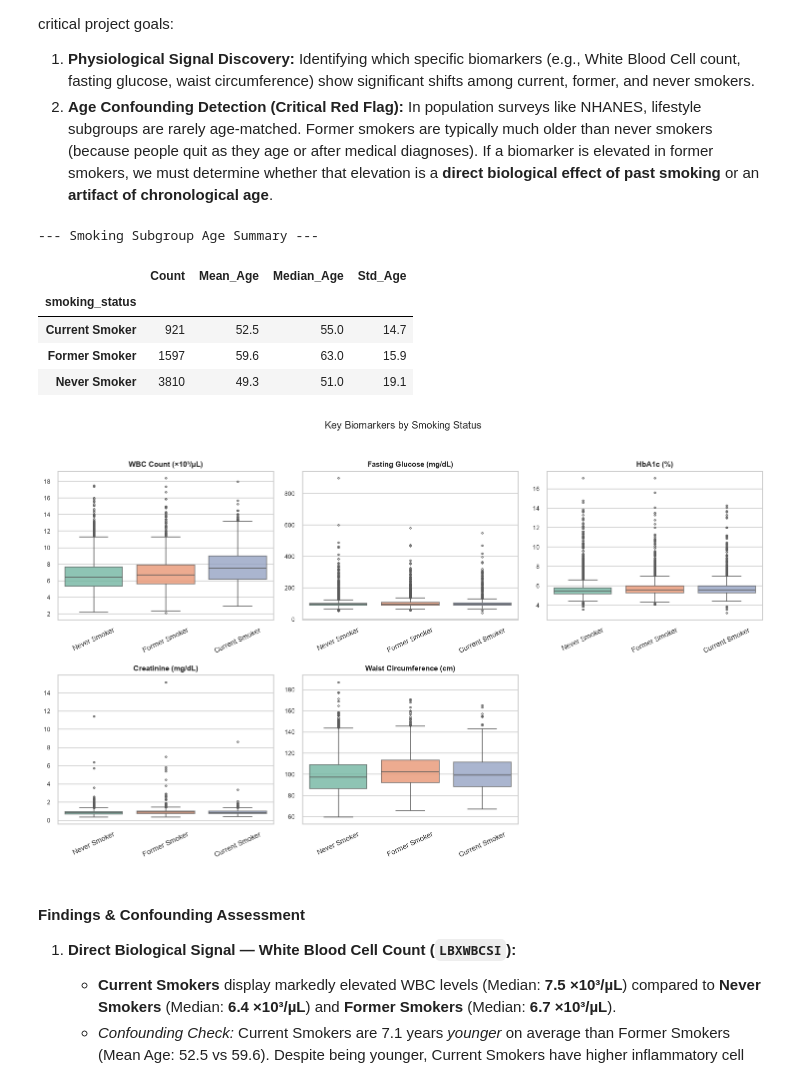
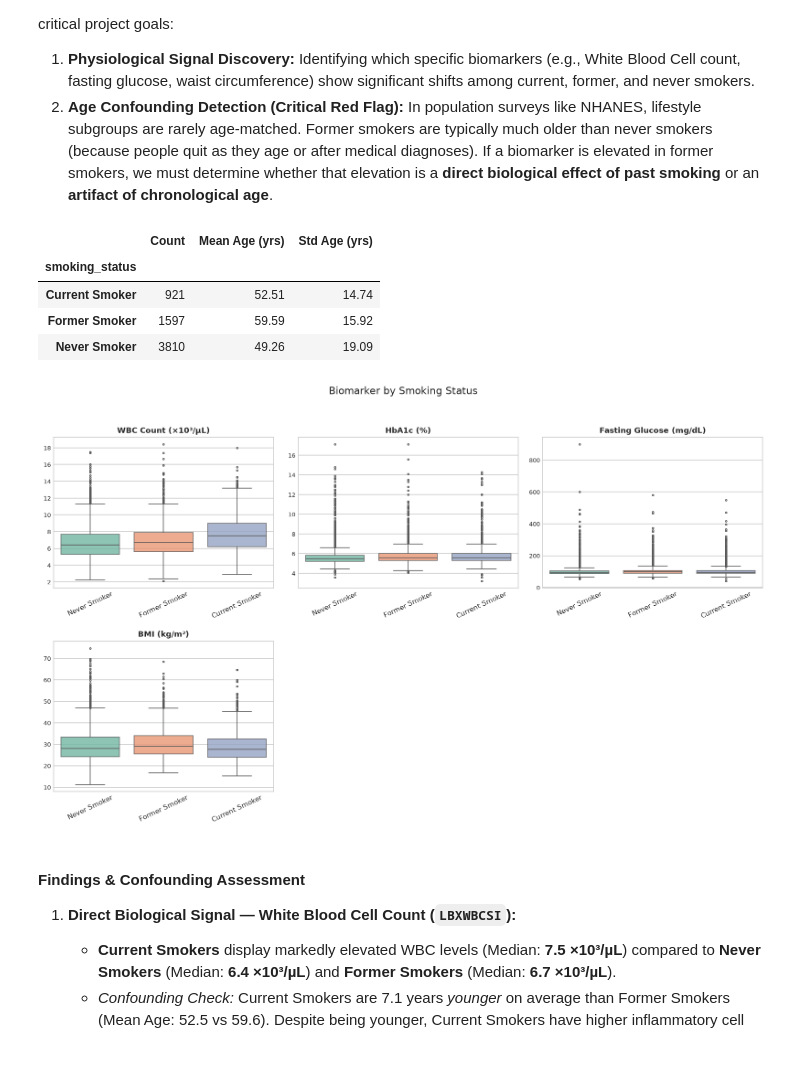
Before and after one commit to benchohrabdou/biological-age-predictor, a Jupyter notebook: notebooks/02_eda.ipynb, the cells around one changed output. Cells and saved outputs as stored; diff of their text form; code cells hidden in the pictures.

```diff
--- a/notebooks/02_eda.ipynb
+++ b/notebooks/02_eda.ipynb
@@ -385,42 +426,41 @@ Smoking is one of the strongest known lifestyle drivers of accelerated biologica
 1. **Physiological Signal Discovery:** Identifying which specific biomarkers (e.g., White Blood Cell count, fasting glucose, waist circumference) show significant shifts among current, former, and never smokers.
 2. **Age Confounding Detection (Critical Red Flag):** In population surveys like NHANES, lifestyle subgroups are rarely age-matched. Former smokers are typically much older than never smokers (because people quit as they age or after medical diagnoses). If a biomarker is elevated in former smokers, we must determine whether that elevation is a **direct biological effect of past smoking** or an **artifact of chronological age**.
 # %%
-import sys
-import logging
-import warnings
-from pathlib import Path
-import pandas as pd
-import numpy as np
-import matplotlib.pyplot as plt
-import seaborn as sns
+def classify_smoking(row):
+    smq020 = row.get('SMQ020', np.nan)
+    smq040 = row.get('SMQ040', np.nan)
+    if pd.isna(smq020):
+        return np.nan
+    if smq020 == 2.0:
+        return 'Never Smoker'
+    elif smq020 == 1.0:
+        if smq040 in [1.0, 2.0]:
+            return 'Current Smoker'
+        elif smq040 == 3.0:
+            return 'Former Smoker'
+        else:
+            return 'Current Smoker'
+    return np.nan
 
-# Suppress non-critical font, library, and matplotlib logger warnings
-warnings.filterwarnings('ignore')
-logging.getLogger('matplotlib').setLevel(logging.ERROR)
-logging.getLogger('matplotlib.font_manager').setLevel(logging.ERROR)
+df['smoking_status'] = df.apply(classify_smoking, axis=1)
+smoking_summary = df.groupby('smoking_status')['RIDAGEYR'].agg(['count', 'mean', 'std']).round(2)
+smoking_summary.columns = ['Count', 'Mean Age (yrs)', 'Std Age (yrs)']
+display(smoking_summary)
 
-# Robustly resolve project root and add 'src' to sys.path
-current_dir = Path.cwd()
-project_root = current_dir if (current_dir / 'src').exists() else current_dir.parent
-src_dir = project_root / 'src'
-if str(src_dir) not in sys.path:
-    sys.path.insert(0, str(src_dir))
-
-from eda_utils import plot_biomarker_distributions, biomarker_summary_table, plot_correlation_heatmap, find_multicollinear_pairs, plot_subgroup_comparisons
-
-# Professional plotting aesthetics (cross-platform fonts)
-plt.style.use('seaborn-v0_8-whitegrid')
-plt.rcParams['font.family'] = 'sans-serif'
-plt.rcParams['font.sans-serif'] = ['DejaVu Sans', 'Arial', 'Helvetica', 'sans-serif']
-plt.rcParams['figure.dpi'] = 120
+SMOKING_BIOMARKERS = ['LBXWBCSI', 'LBXGH', 'LBXSGL', 'BMXBMI']
+plot_subgroup_comparisons(
+    df, 'smoking_status', SMOKING_BIOMARKERS,
+    labels=BIOMARKER_LABELS,
+    order=['Never Smoker', 'Former Smoker', 'Current Smoker'],
+    title='Biomarker by Smoking Status'
+)
 # %% [output]
---- Smoking Subgroup Age Summary ---
-|  | Count | Mean_Age | Median_Age | Std_Age |
-| smoking_status |  |  |  |  |
-| Current Smoker | 921 | 52.5 | 55.0 | 14.7 |
-| Former Smoker | 1597 | 59.6 | 63.0 | 15.9 |
-| Never Smoker | 3810 | 49.3 | 51.0 | 19.1 |
+|  | Count | Mean Age (yrs) | Std Age (yrs) |
+| smoking_status |  |  |  |
+| Current Smoker | 921 | 52.51 | 14.74 |
+| Former Smoker | 1597 | 59.59 | 15.92 |
+| Never Smoker | 3810 | 49.26 | 19.09 |
-[figure, old version]
+[figure, new version]
 # %% [markdown]
 #### Findings & Confounding Assessment
 
```
Also changed, not shown: parts of 9 cells of this notebook, 2 other files.
